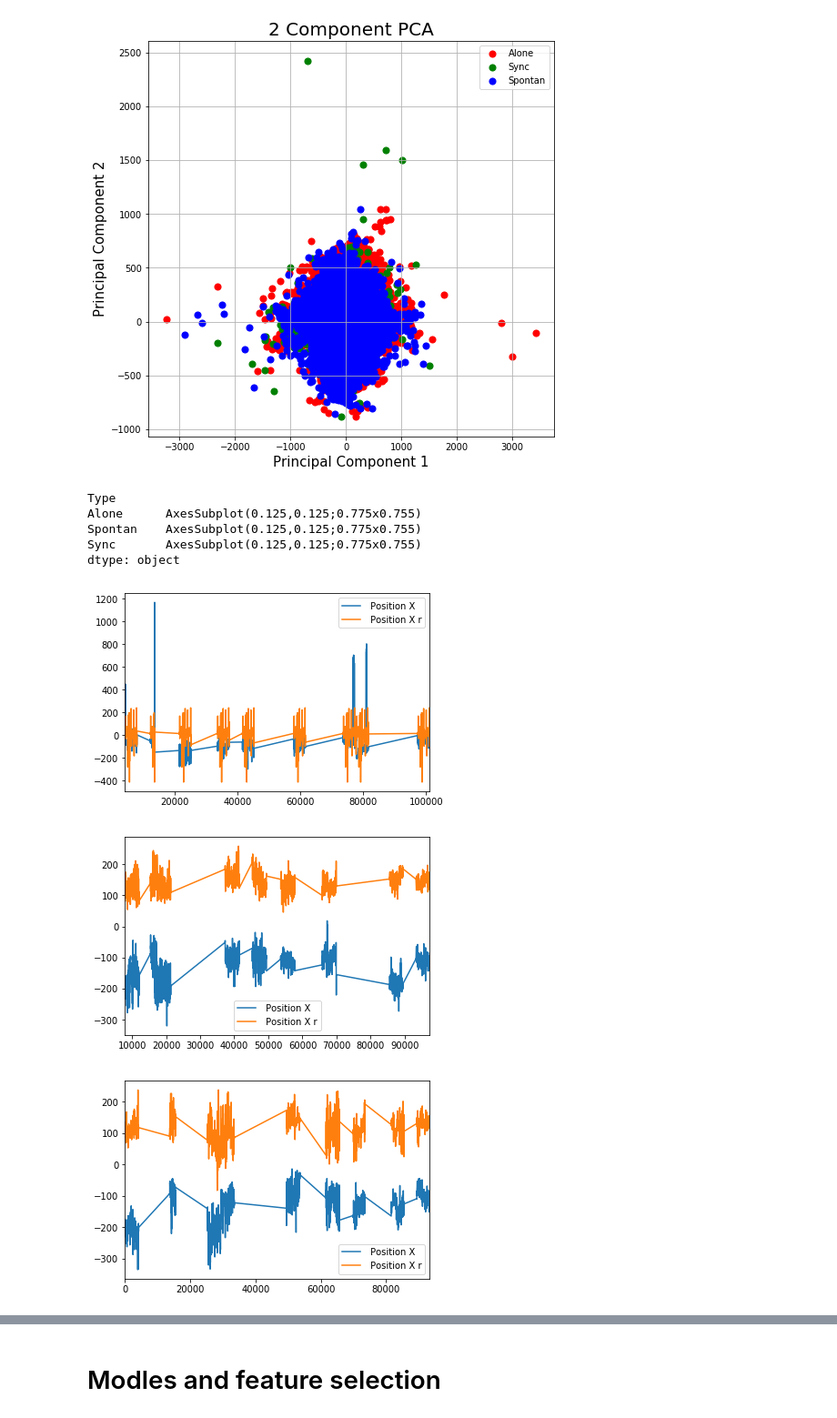
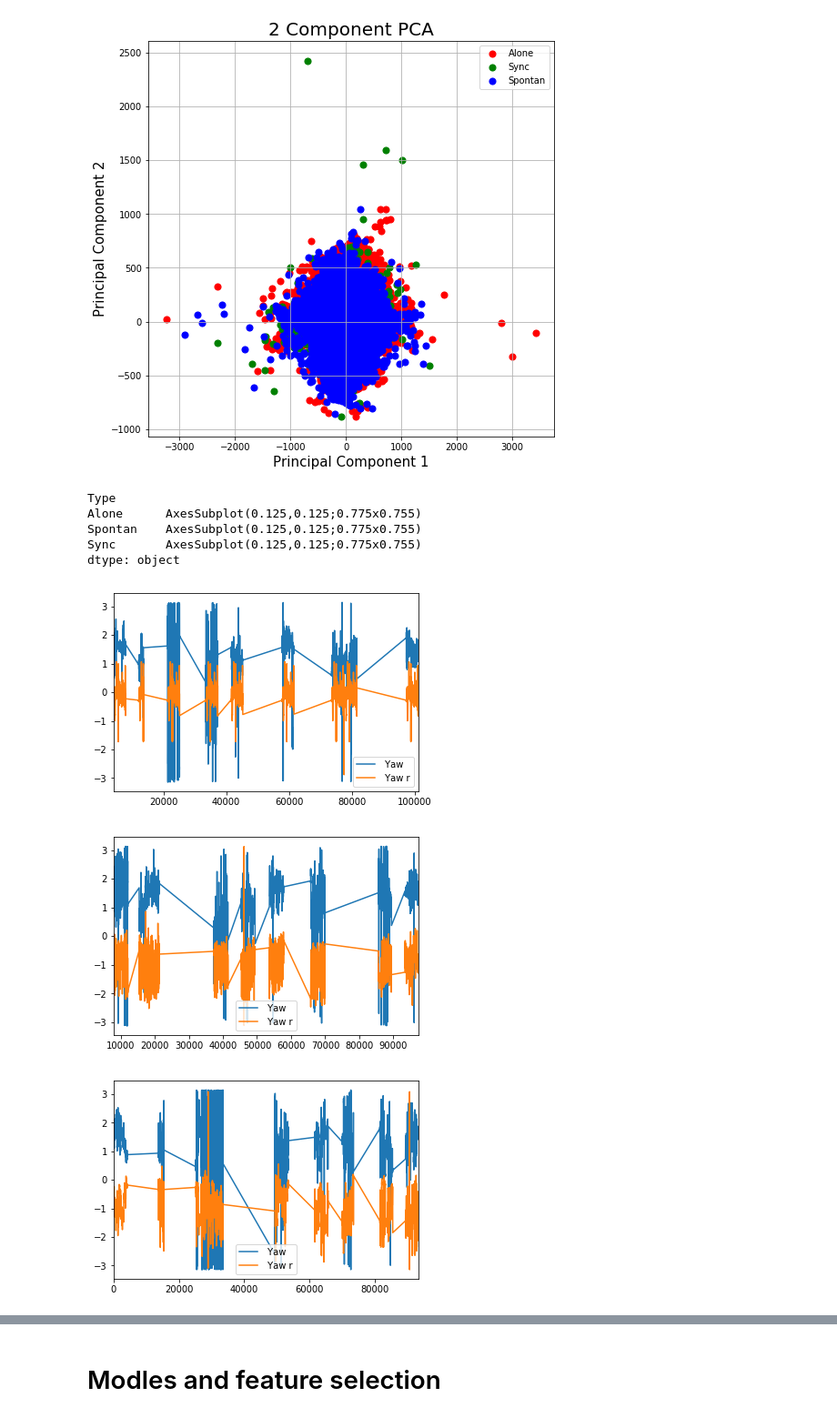
Before and after one commit to RoiPeleg/Datavis-project, a Jupyter notebook: hand recogntion.ipynb, the cells around one changed output, grey strips where cells are left out. Shown at 91% size. Drawn from its saved outputs; the diff is of its cells as text; code cells hidden in the pictures.

```diff
--- a/hand recogntion.ipynb
+++ b/hand recogntion.ipynb
@@ -184,16 +186,16 @@ ax.grid()
 # %% [output]
 [figure]
 # %%
-train.groupby(['Type'])[' Position X', ' Position X r'].plot()
+train.groupby(['Type'])[' Yaw', ' Yaw r'].plot()
 # %% [output]
 Type
 Alone      AxesSubplot(0.125,0.125;0.775x0.755)
 Spontan    AxesSubplot(0.125,0.125;0.775x0.755)
 Sync       AxesSubplot(0.125,0.125;0.775x0.755)
 dtype: object
-[figure, old version]
+[figure, new version]
-[figure, old version]
+[figure, new version]
-[figure, old version]
+[figure, new version]
 # %%
 df = train.drop('Name',axis=1)
 fig = plt.figure(figsize=(12, 10))
```
Also changed, not shown: parts of 10 cells of this notebook.
